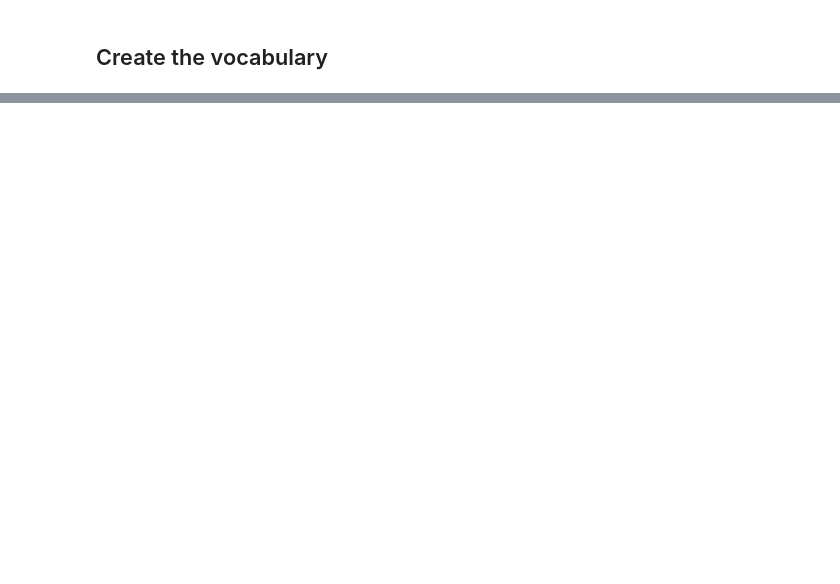
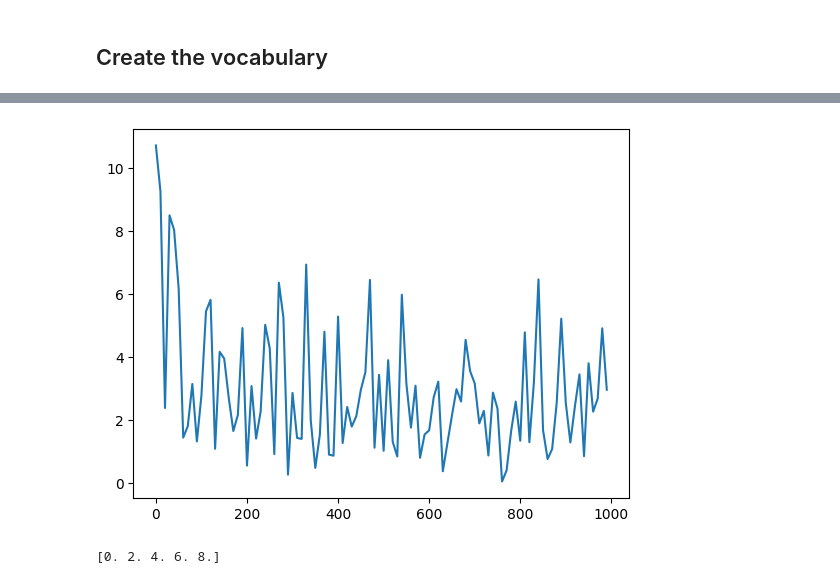
Before and after one commit to daryl-ramdin/coursework-seq2seq, a Jupyter notebook: moviechat.ipynb, the cells around one changed output, grey strips where cells are left out. Cells and saved outputs as stored; diff of their text form; code cells hidden in the pictures; blank space fills up the shorter version.

Commit message:
Decoder and Encoder. Training epochs

```diff
--- a/moviechat.ipynb
+++ b/moviechat.ipynb
@@ -40,12 +36,15 @@ Creating exchange pairs
 <h2>Let's look at some data</h2>
 # %%
 lines = list(corpus.movie_lines.items())
-for i in range(10):
+print("Lines\n")
+for i in range(5):
     print(lines[i])
 
-for i in range(10):
+print("\nConversations\n")
+for i in range(5):
     print(corpus.movie_convos[i])
 
-for i in range(10):
-    print(corpus.movie_exchange_pairs[i])
+print("\nExchanges\n")
+for i in range(5):
+    print(corpus.exchange_pairs[i])
 # %% [output]
@@ -70,3 +69,6 @@ for i in range(10):
 <h2>Create the vocabulary</h2>
 # %%
 corpus.create_vocabulary()
+lines = list(corpus.vocabulary.vocabulary.items())
+for i in range(10):
+    print(lines[i])
@@ -80,0 +88,6 @@ print(corpus.vocabulary.vocabulary)
+# %%
+sizeof_embedding = 256
+sizeof_vocab = corpus.vocabulary.len
+
+encoder = Encoder(sizeof_vocab, sizeof_embedding)
+decoder = Decoder(sizeof_embedding, sizeof_vocab)
@@ -80,0 +186,10 @@ print(corpus.vocabulary.vocabulary)
+# %%
+epoch_losses = np.array(epoch_loss)
+plt.plot(epoch_losses[:,0][::10], epoch_losses[:,1][::10])
+plt.show()
+# %% [output]
+[figure, added]
+# %%
+print(epoch_losses[:10,0][::2])
+# %% [output]
+[0. 2. 4. 6. 8.]
```
Also changed, not shown: parts of 9 cells of this notebook, 2 other files.
